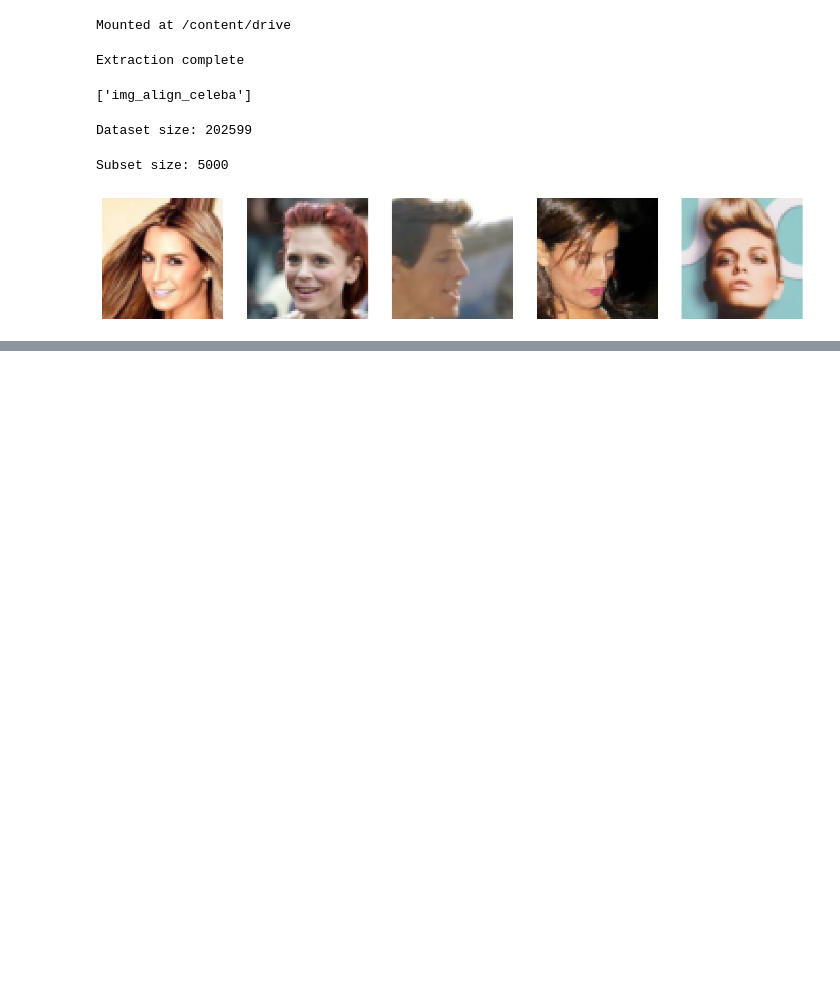
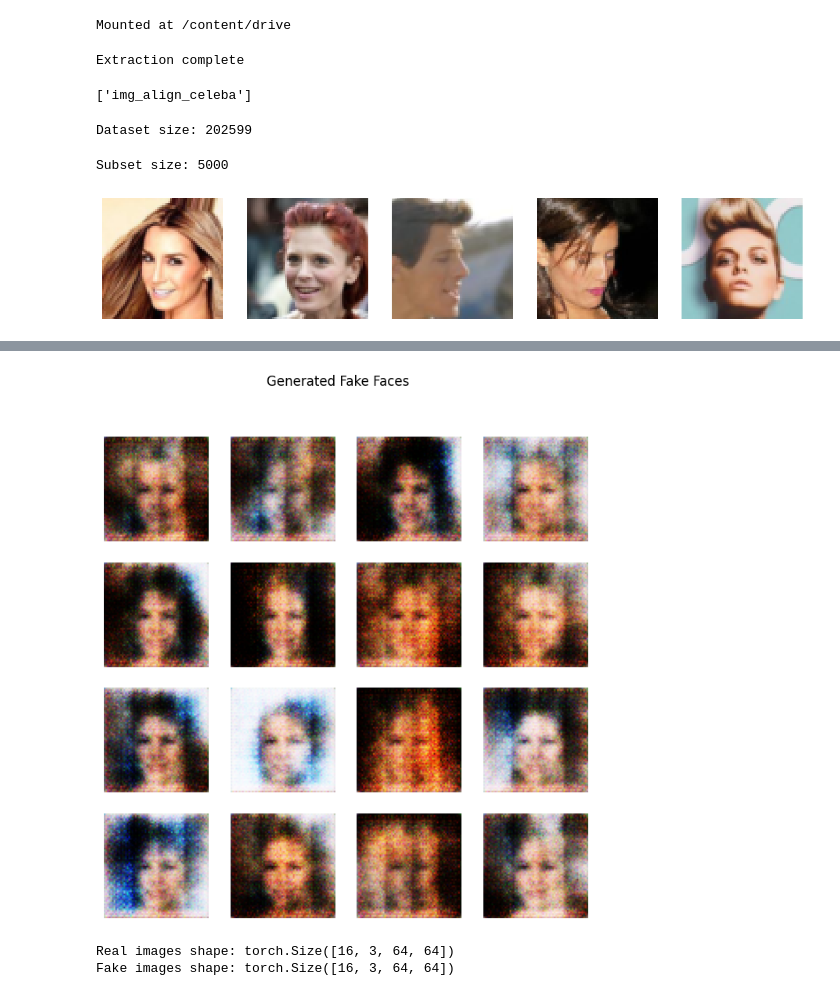
Before and after one commit to elizaabethnguyen/deepfake-detection, a Jupyter notebook: deepfake_project.ipynb, the cells around one changed output, grey strips where cells are left out. Cells and saved outputs as stored; diff of their text form; code cells hidden in the pictures; blank space fills up the shorter version.

Commit message:
Implemented DCGAN training and FFT deepfake detection

```diff
--- a/deepfake_project.ipynb
+++ b/deepfake_project.ipynb
@@ -90,0 +397,10 @@ plt.show()
+# %%
+# GAN Training Setup
+# Labels for real and fake images
+
+real_label = 1.
+fake_label = 0.
+
+# Number of training epochs
+# Start small first
+N_EPOCHS = 3
@@ -90,0 +521,36 @@ plt.show()
+# %%
+# Generating Fake Faces
+# Generate fake images
+
+with torch.no_grad():
+
+    # Random noise input
+    noise = torch.randn(
+        16,
+        NZ,
+        1,
+        1,
+        device=device
+    )
+
+    # Generate fake faces
+    fake_images = netG(noise).cpu()
+# %%
+# Visualise Fake Faces
+fig, axes = plt.subplots(4,4, figsize=(8,8))
+
+for i, ax in enumerate(axes.flatten()):
+
+    # Convert image format for plotting
+    img = fake_images[i].permute(1,2,0)
+
+    # Rescale from [-1,1] back to [0,1]
+    img = (img + 1) / 2
+
+    ax.imshow(img)
+    ax.axis('off')
+
+plt.suptitle("Generated Fake Faces")
+plt.show()
+# %% [output]
+[figure, added]
@@ -90,0 +559,24 @@ plt.show()
+# %%
+# Prepare Real and Fake Images
+# =========================
+# GET REAL IMAGES
+# =========================
+
+real_images = []
+
+# Take same number of real images as fake images
+for i in range(len(fake_images)):
+
+    # Get image from dataset
+    img, _ = dataset[i]
+
+    real_images.append(img)
+
+# Stack images into tensor
+real_images = torch.stack(real_images)
+
+print("Real images shape:", real_images.shape)
+print("Fake images shape:", fake_images.shape)
+# %% [output]
+Real images shape: torch.Size([16, 3, 64, 64])
+Fake images shape: torch.Size([16, 3, 64, 64])
```
Also changed, not shown: parts of 30 cells of this notebook.
